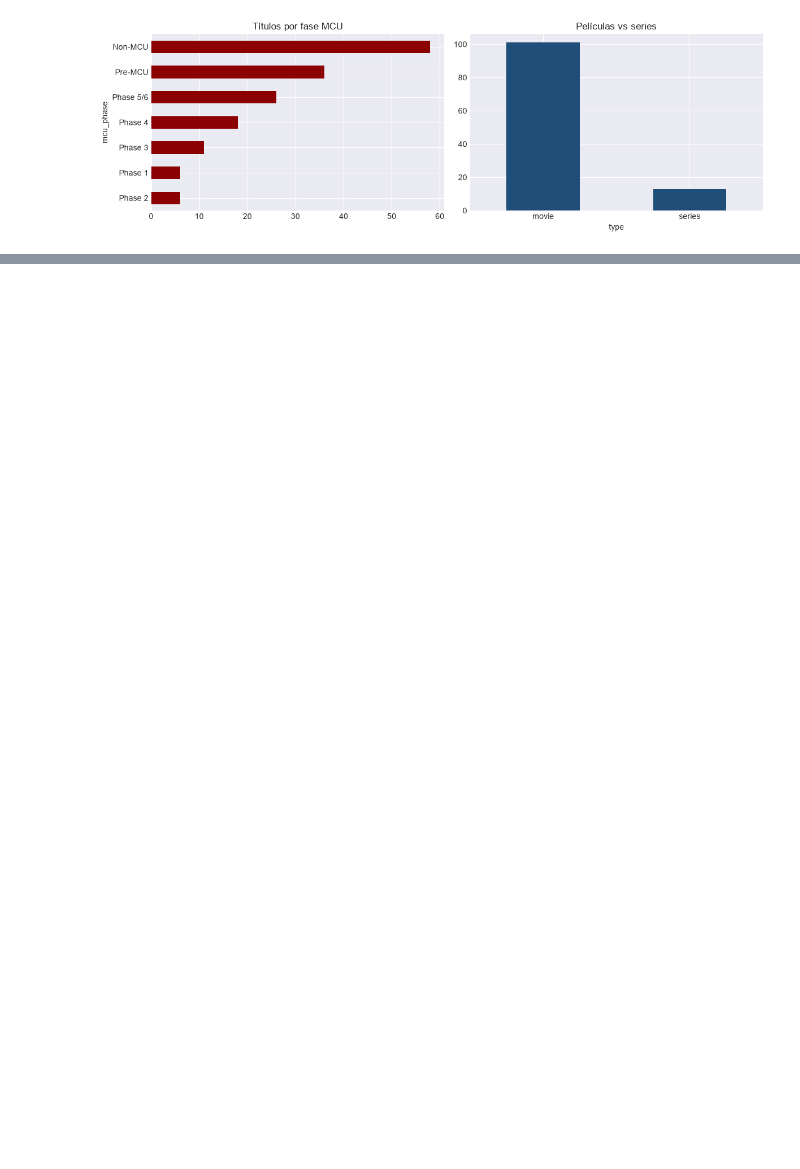
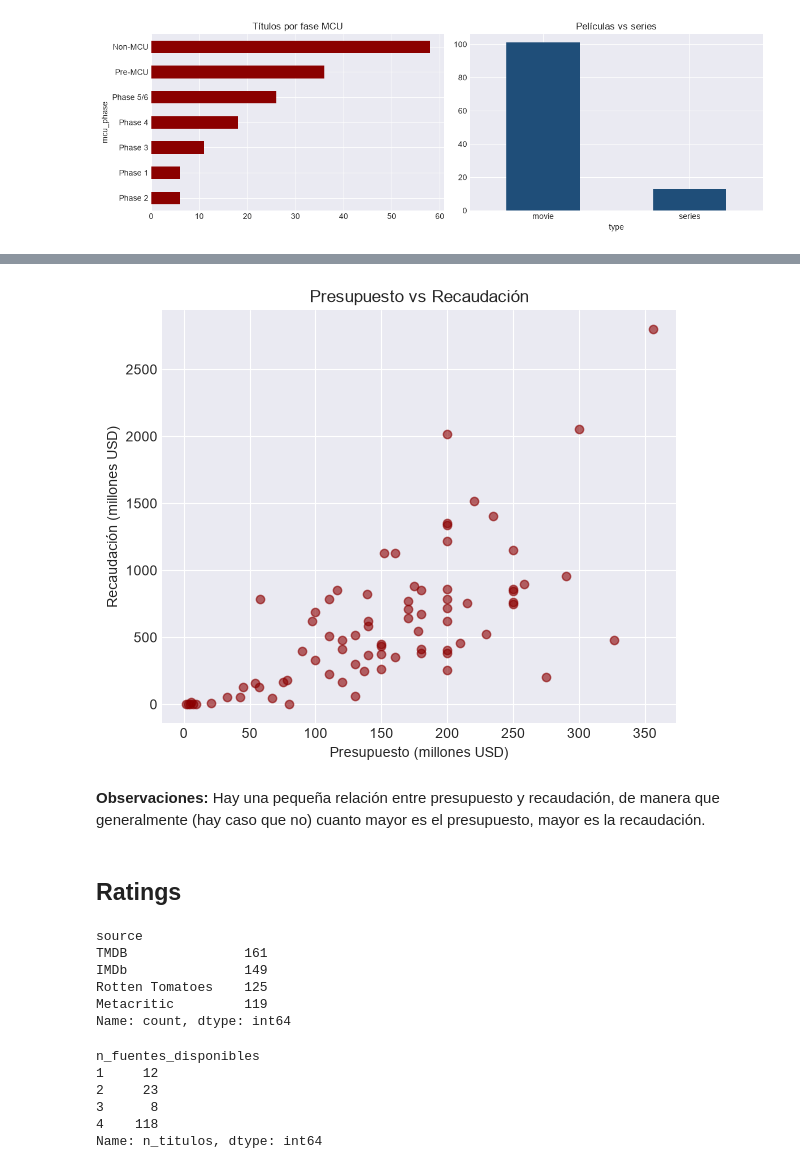
Before and after one commit to alegonzjur/MarvelIntelligenceAssistant, a Jupyter notebook: notebooks/01_eda_nb.ipynb, the cells around one changed output, grey strips where cells are left out. Cells and saved outputs as stored; diff of their text form; code cells hidden in the pictures; blank space fills up the shorter version.

```diff
--- a/notebooks/01_eda_nb.ipynb
+++ b/notebooks/01_eda_nb.ipynb
@@ -114,0 +127,8 @@ plt.show()
+# %%
+# Filtramos por budget y revenue positivos.
+fin = df_master[['title','year','budget_usd','revenue_usd']].dropna()
+fin = fin[fin['budget_usd'] > 0]
+fin['roi'] = fin['revenue_usd'] / fin['budget_usd']
+
+print(f'Títulos con budget/revenue utilizables: {len(fin)} de {len(df_master)}')
+fin.sort_values('roi', ascending=False).head(10)
@@ -114,0 +148,36 @@ plt.show()
+# %%
+# Configuración del gráfico.
+fig, ax = plt.subplots(figsize=(6,5))
+ax.scatter(fin['budget_usd']/1e6, fin['revenue_usd']/1e6, alpha=0.6, color='#8B0000')
+ax.set_xlabel('Presupuesto (millones USD)')
+ax.set_ylabel('Recaudación (millones USD)')
+ax.set_title('Presupuesto vs Recaudación')
+plt.tight_layout()
+plt.show()
+# %% [output]
+[figure, added]
+# %% [markdown]
+**Observaciones:** Hay una pequeña relación entre presupuesto y recaudación, de manera que generalmente (hay caso que no) cuanto mayor es el presupuesto, mayor es la recaudación.
+# %% [markdown]
+## Ratings
+# %%
+# Ratings de distintas fuentes.
+df_ratings['source'].value_counts()
+# %% [output]
+source
+TMDB               161
+IMDb               149
+Rotten Tomatoes    125
+Metacritic         119
+Name: count, dtype: int64
+# %%
+# Cobertura.
+cobertura = df_ratings.groupby(['title','year']).size().value_counts().sort_index()
+cobertura.rename('n_titulos').rename_axis('n_fuentes_disponibles')
+# %% [output]
+n_fuentes_disponibles
+1     12
+2     23
+3      8
+4    118
+Name: n_titulos, dtype: int64
```
Also changed, not shown: parts of 16 cells of this notebook.
